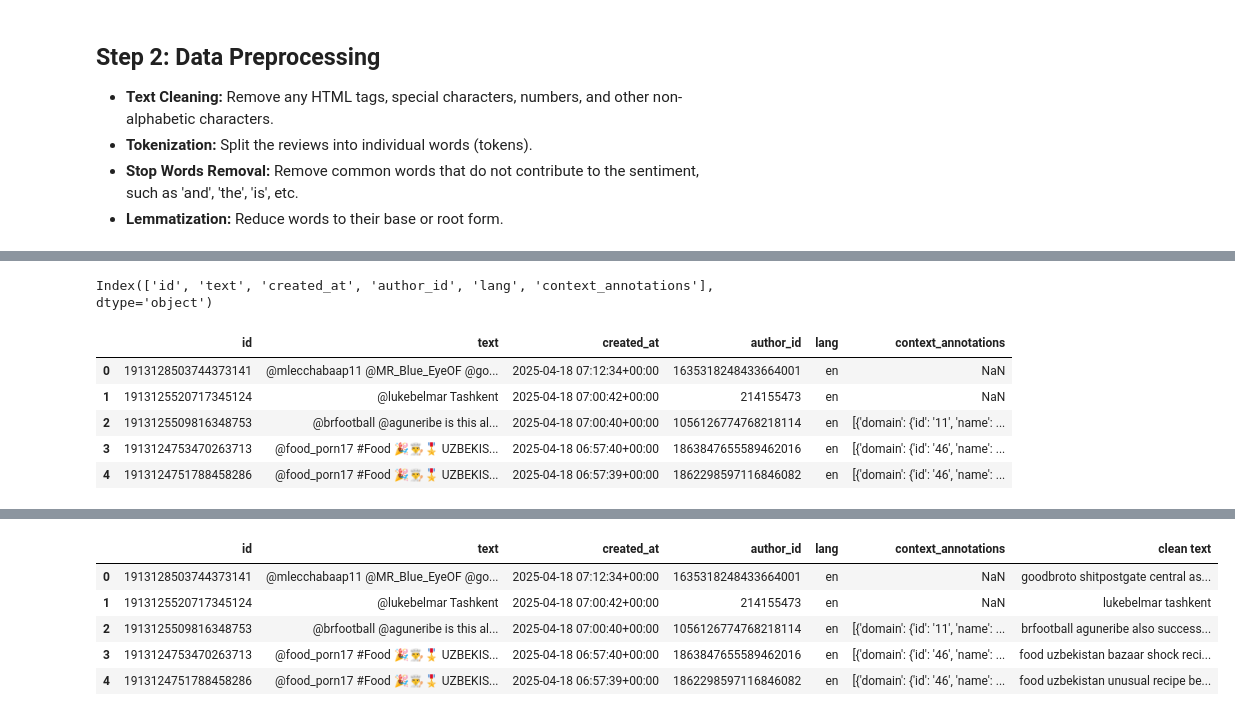
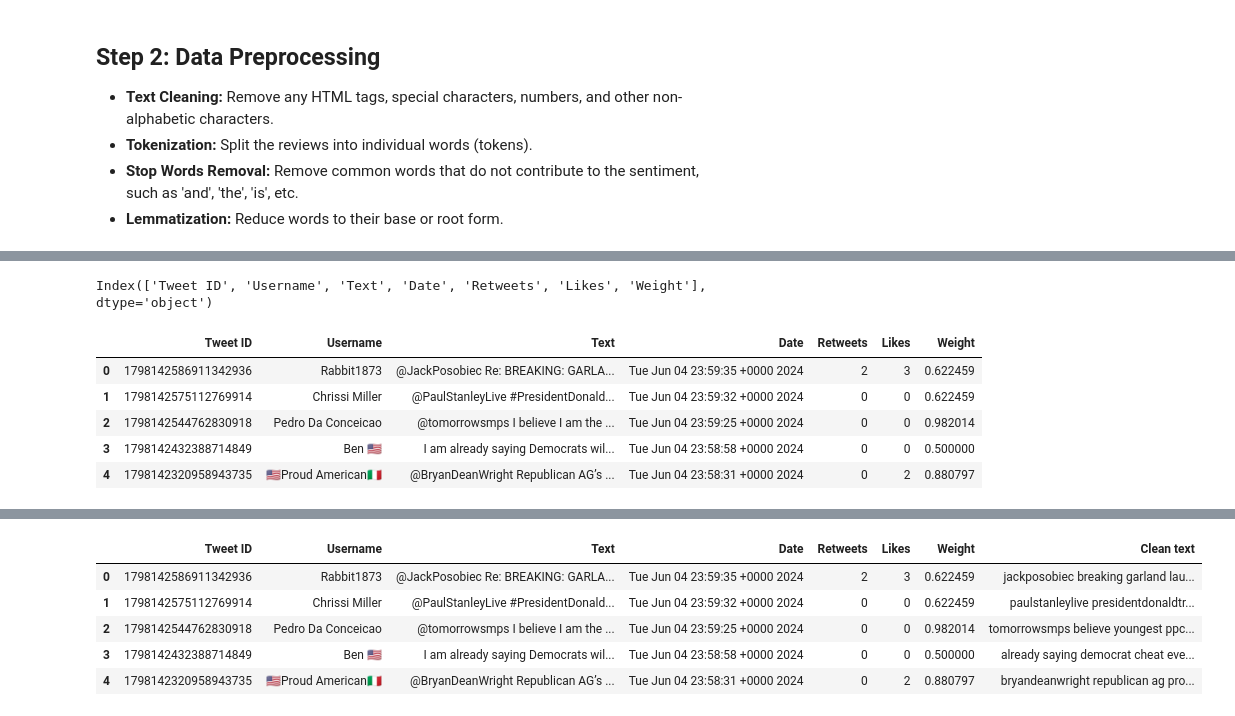
Before and after one commit to fatimagulomova/twitter-topic-extraction, a Jupyter notebook: extract-prevalent-topics-from-twitter.ipynb, the cells around one changed output, grey strips where cells are left out. Drawn from its saved outputs; the diff is of its cells as text; code cells hidden in the pictures.

Commit message:
Kaggle Notebook | Extract prevalent topics from Twitter  | Version 2

```diff
--- a/extract-prevalent-topics-from-twitter.ipynb
+++ b/extract-prevalent-topics-from-twitter.ipynb
@@ -144,9 +119,7 @@ try:
 
 except TooManyRequests:
     print("Twitter API limit reached. Loading fallback CSV...")
-    df = pd.read_csv("/kaggle/input/tweets-from-uzbekistan/submission (1).csv")
-    if 'Unnamed: 0' in df.columns:
-        df.drop('Unnamed: 0', axis=1, inplace=True)
+    df = pd.read_csv("/kaggle/input/2024-us-presidential-elections-twitter-data/final_raw.csv")
     print(df.head())
 
 finally:
@@ -215 +190,5 @@ context_annotations    object
 dtype: object
+# %%
+df.drop_duplicates('Text', inplace=True)
+print(df.shape)
+df.head()
@@ -221,7 +208,3 @@ dtype: object
 * **Tokenization:** Split the reviews into individual words (tokens).
 * **Stop Words Removal:** Remove common words that do not contribute to the sentiment, such as 'and', 'the', 'is', etc.
 * **Lemmatization:** Reduce words to their base or root form.
-# %%
-df.drop_duplicates('text', inplace=True)
-print(df.shape)
-df.head()
@@ -281,21 +256,21 @@ def clean_review(text, wl=WordNetLemmatizer(),
 # %%
 print(df.columns)
 # %% [output]
-Index(['id', 'text', 'created_at', 'author_id', 'lang', 'context_annotations'], dtype='object')
+Index(['Tweet ID', 'Username', 'Text', 'Date', 'Retweets', 'Likes', 'Weight'], dtype='object')
 # %%
 df.head()
 # %% [output]
-|  | id | text | created_at | author_id | lang | context_annotations |
-| 0 | 1913128503744373141 | @mlecchabaap11 @MR_Blue_EyeOF @go... | 2025-04-18 07:12:34+00:00 | 1635318248433664001 | en | NaN |
-| 1 | 1913125520717345124 | @lukebelmar Tashkent | 2025-04-18 07:00:42+00:00 | 214155473 | en | NaN |
-| 2 | 1913125509816348753 | @brfootball @aguneribe is this al... | 2025-04-18 07:00:40+00:00 | 1056126774768218114 | en | [{'domain': {'id': '11', 'name': ... |
-| 3 | 1913124753470263713 | @food_porn17 #Food 🎉👨‍🍳🎖️ UZBEKIS... | 2025-04-18 06:57:40+00:00 | 1863847655589462016 | en | [{'domain': {'id': '46', 'name': ... |
-| 4 | 1913124751788458286 | @food_porn17 #Food 🎉👨‍🍳🎖️ UZBEKIS... | 2025-04-18 06:57:39+00:00 | 1862298597116846082 | en | [{'domain': {'id': '46', 'name': ... |
+|  | Tweet ID | Username | Text | Date | Retweets | Likes | Weight |
+| 0 | 1798142586911342936 | Rabbit1873 | @JackPosobiec Re: BREAKING: GARLA... | Tue Jun 04 23:59:35 +0000 2024 | 2 | 3 | 0.622459 |
+| 1 | 1798142575112769914 | Chrissi Miller | @PaulStanleyLive #PresidentDonald... | Tue Jun 04 23:59:32 +0000 2024 | 0 | 0 | 0.622459 |
+| 2 | 1798142544762830918 | Pedro Da Conceicao | @tomorrowsmps I believe I am the ... | Tue Jun 04 23:59:25 +0000 2024 | 0 | 0 | 0.982014 |
+| 3 | 1798142432388714849 | Ben 🇺🇲 | I am already saying Democrats wil... | Tue Jun 04 23:58:58 +0000 2024 | 0 | 0 | 0.500000 |
+| 4 | 1798142320958943735 | 🇺🇸Proud American🇮🇹 | @BryanDeanWright Republican AG’s ... | Tue Jun 04 23:58:31 +0000 2024 | 0 | 2 | 0.880797 |
 # %%
 %%time
 import re
 
 # Apply the `clean_review` function to each tweet
-df['clean text'] = df['text'].apply(clean_review)
+df['Clean text'] = df['Text'].apply(clean_review)
 df.head()
 # %% [output]
@@ -304,7 +279,7 @@ Wall time: 3.58 s
-|  | id | text | created_at | author_id | lang | context_annotations | clean text |
-| 0 | 1913128503744373141 | @mlecchabaap11 @MR_Blue_EyeOF @go... | 2025-04-18 07:12:34+00:00 | 1635318248433664001 | en | NaN | goodbroto shitpostgate central as... |
-| 1 | 1913125520717345124 | @lukebelmar Tashkent | 2025-04-18 07:00:42+00:00 | 214155473 | en | NaN | lukebelmar tashkent |
-| 2 | 1913125509816348753 | @brfootball @aguneribe is this al... | 2025-04-18 07:00:40+00:00 | 1056126774768218114 | en | [{'domain': {'id': '11', 'name': ... | brfootball aguneribe also success... |
-| 3 | 1913124753470263713 | @food_porn17 #Food 🎉👨‍🍳🎖️ UZBEKIS... | 2025-04-18 06:57:40+00:00 | 1863847655589462016 | en | [{'domain': {'id': '46', 'name': ... | food uzbekistan bazaar shock reci... |
-| 4 | 1913124751788458286 | @food_porn17 #Food 🎉👨‍🍳🎖️ UZBEKIS... | 2025-04-18 06:57:39+00:00 | 1862298597116846082 | en | [{'domain': {'id': '46', 'name': ... | food uzbekistan unusual recipe be... |
+|  | Tweet ID | Username | Text | Date | Retweets | Likes | Weight | Clean text |
+| 0 | 1798142586911342936 | Rabbit1873 | @JackPosobiec Re: BREAKING: GARLA... | Tue Jun 04 23:59:35 +0000 2024 | 2 | 3 | 0.622459 | jackposobiec breaking garland lau... |
+| 1 | 1798142575112769914 | Chrissi Miller | @PaulStanleyLive #PresidentDonald... | Tue Jun 04 23:59:32 +0000 2024 | 0 | 0 | 0.622459 | paulstanleylive presidentdonaldtr... |
+| 2 | 1798142544762830918 | Pedro Da Conceicao | @tomorrowsmps I believe I am the ... | Tue Jun 04 23:59:25 +0000 2024 | 0 | 0 | 0.982014 | tomorrowsmps believe youngest ppc... |
+| 3 | 1798142432388714849 | Ben 🇺🇲 | I am already saying Democrats wil... | Tue Jun 04 23:58:58 +0000 2024 | 0 | 0 | 0.500000 | already saying democrat cheat eve... |
+| 4 | 1798142320958943735 | 🇺🇸Proud American🇮🇹 | @BryanDeanWright Republican AG’s ... | Tue Jun 04 23:58:31 +0000 2024 | 0 | 2 | 0.880797 | bryandeanwright republican ag pro... |
 # %%
```
Also changed, not shown: parts of 29 cells of this notebook.
